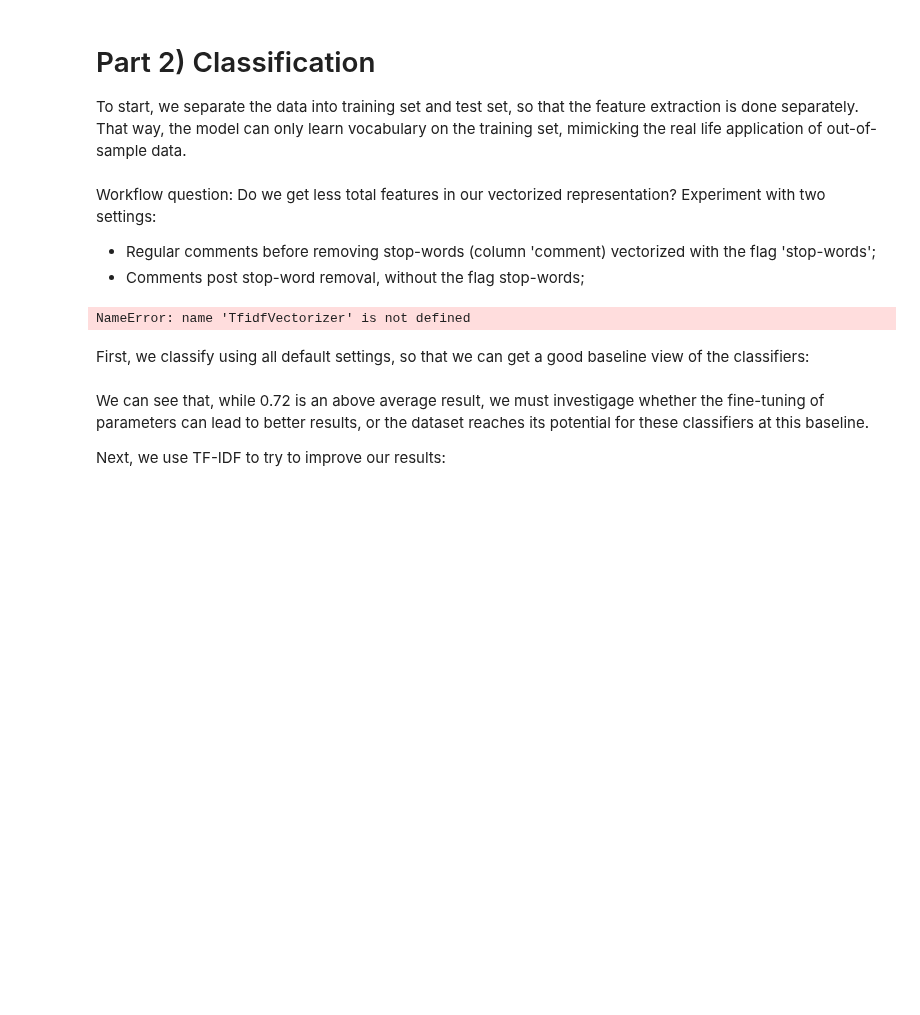
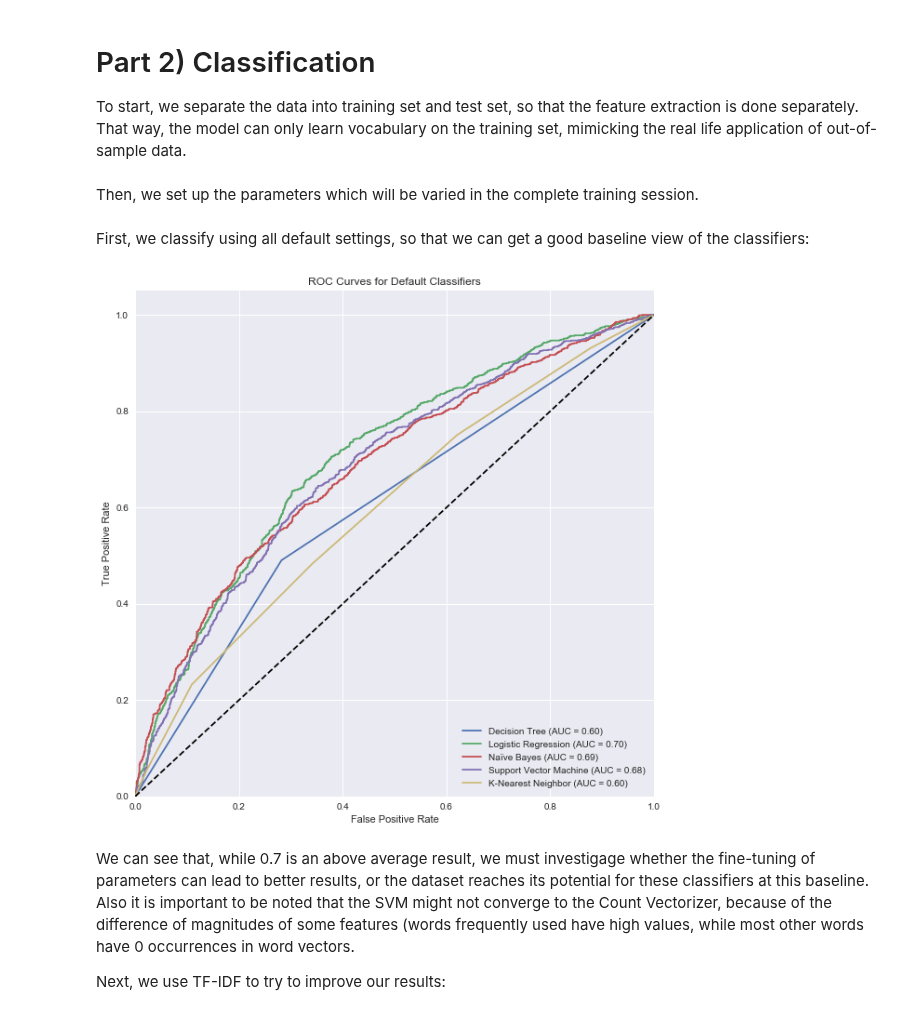
Before and after one commit to cirops/experiments-sentiment-analysis, a Jupyter notebook: notebook/Experiments with Sentiment Analysis on the MERLOT Dataset.ipynb, the cells around one changed output. Cells and saved outputs as stored; diff of their text form; code cells hidden in the pictures; blank space fills up the shorter version.

Commit message:
Progress on the experiments

```diff
--- a/notebook/Experiments with Sentiment Analysis on the MERLOT Dataset.ipynb
+++ b/notebook/Experiments with Sentiment Analysis on the MERLOT Dataset.ipynb
@@ -155,18 +157,5 @@ from sklearn.model_selection import train_test_split
 
 docs_train, docs_test, y_train, y_test = train_test_split(
     df['comment'], df['rating_b'], test_size=0.25)
-# %% [markdown]
-Workflow question: Do we get less total features in our vectorized representation? Experiment with two settings:
-- Regular comments before removing stop-words (column 'comment) vectorized with the flag 'stop-words';
-- Comments post stop-word removal, without the flag stop-words;
-# %%
-from sklearn.feature_extraction.text import CountVectorizer
-
-
-count_vec = CountVectorizer()
-tf_vec = TfidfVectorizer()
-
-
-X_train = count_vec.fit_transform(docs_train)
-# %% [output]
-NameError: name 'TfidfVectorizer' is not defined
+# %% [markdown]
+Then, we set up the parameters which will be varied in the complete training session.
@@ -173,47 +215,46 @@ NameError: name 'TfidfVectorizer' is not defined
 # %% [markdown]
 First, we classify using all default settings, so that we can get a good baseline view of the classifiers:
 # %%
-from sklearn.svm import LinearSVC
-from sklearn.naive_bayes import MultinomialNB
-from sklearn.tree import DecisionTreeClassifier
-from sklearn.linear_model import LogisticRegression
-from sklearn.calibration import CalibratedClassifierCV
-
+count_vec = CountVectorizer()
+tfidf_vec = TfidfVectorizer()
+X_train = count_vec.fit_transform(docs_train)
 
 classifiers={
     'Decision Tree': DecisionTreeClassifier(),
-    'Linear Regression': LogisticRegression(),
+    'Logistic Regression': LogisticRegression(solver='lbfgs', max_iter=4000),
     'Naïve Bayes': MultinomialNB(),
-    'Support Vector Machine': CalibratedClassifierCV(LinearSVC())
+    'Support Vector Machine': CalibratedClassifierCV(LinearSVC(max_iter=10000), cv=3),
+    'K-Nearest Neighbor': KNeighborsClassifier()
 }
 
 X_test = count_vec.transform(docs_test)
 
 from sklearn.metrics import accuracy_score
 from sklearn.metrics import roc_auc_score
 from sklearn.metrics import roc_curve
 
 import matplotlib.pyplot as plt
 plt.figure(figsize=(10, 10))
 for key, clf in classifiers.items():
     clf.fit(X_train, y_train)
     y_pred = clf.predict(X_test)
     y_pred_proba = clf.predict_proba(X_test)[:,1]
     roc_score = roc_auc_score(y_test, y_pred_proba)
     fpr, tpr, thresholds = roc_curve(y_test, y_pred_proba)
     plt.plot(fpr, tpr, label='{0} (AUC = {1:.2f})'.format(key,roc_score))
 
 plt.plot([0,1],[0,1], 'k--')
 plt.xlim([0.0, 1.0])
 plt.ylim([0.0, 1.05])
 plt.xlabel('False Positive Rate')
 plt.ylabel('True Positive Rate')
 plt.title('ROC Curves for Default Classifiers')
 plt.legend(loc='lower right')
 plt.show()
-#performing predictions
+# %% [output]
+[figure, added]
 # %% [markdown]
-We can see that, while 0.72 is an above average  result, we must investigage whether the fine-tuning of parameters can lead to better results, or the dataset reaches its potential for these classifiers at this baseline.
+We can see that, while 0.7 is an above average  result, we must investigage whether the fine-tuning of parameters can lead to better results, or the dataset reaches its potential for these classifiers at this baseline. Also it is important to be noted that the SVM might not converge to the Count Vectorizer, because of the difference of magnitudes of some features (words frequently used have high values, while most other words have 0 occurrences in word vectors.
 
 Next, we use TF-IDF to try to improve our results:
 # %%
```
Also changed, not shown: parts of 11 cells of this notebook.
